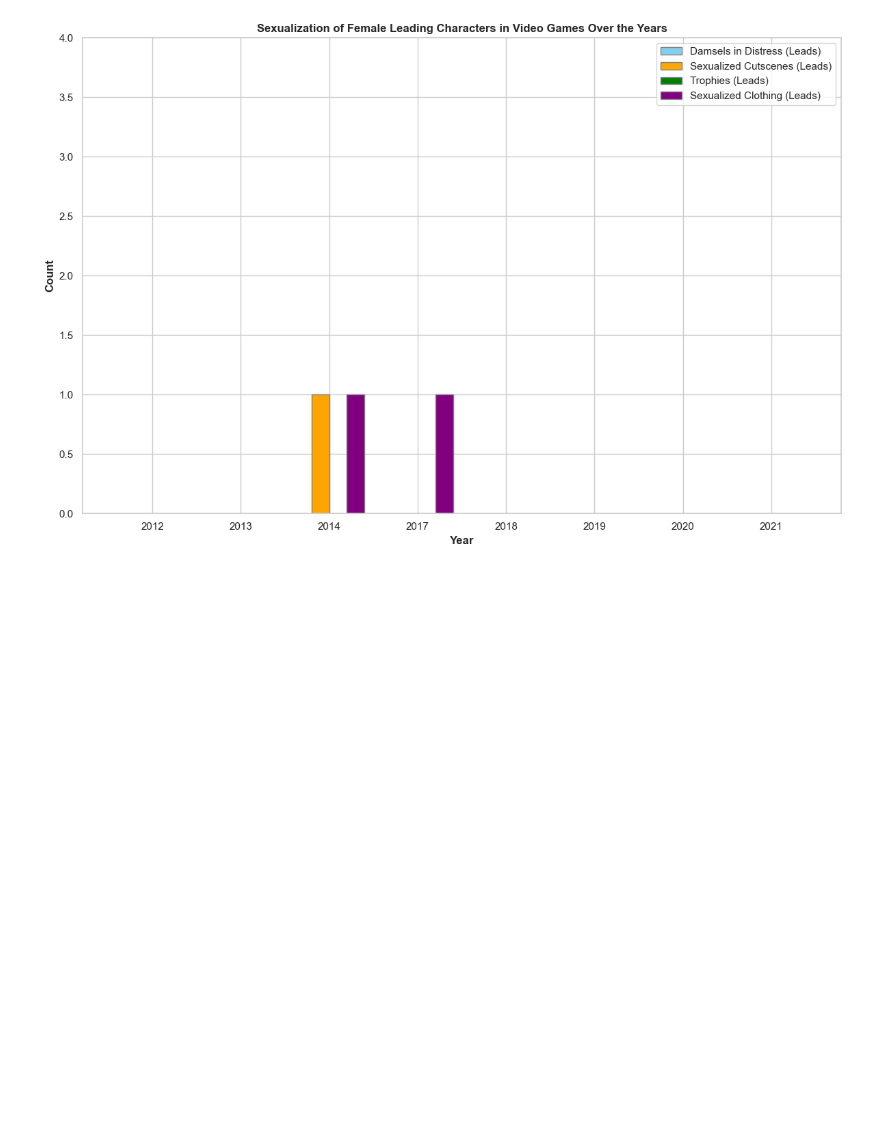
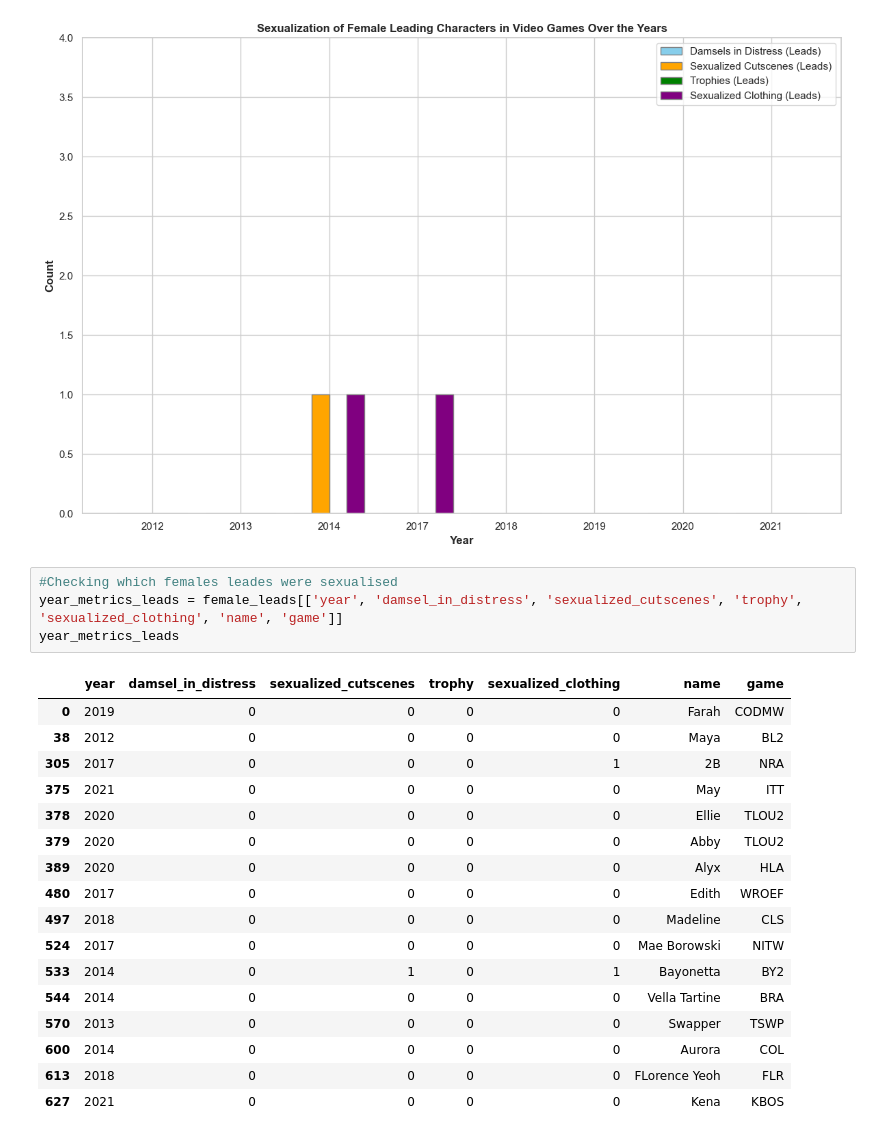
Before and after one commit to monaledi/male_gaze, a Jupyter notebook: Male Gaze.ipynb, the cells around one changed output. Cells and saved outputs as stored; diff of their text form; blank space fills up the shorter version.

Commit message:
Presentation and Updated Code To Get Sexualised Female Characters

```diff
--- a/Male Gaze.ipynb
+++ b/Male Gaze.ipynb
@@ -359,3 +360,25 @@ plt.tight_layout()
 plt.show()
 # %% [output]
 [figure]
+# %%
+#Checking which females leades were sexualised
+year_metrics_leads = female_leads[['year', 'damsel_in_distress', 'sexualized_cutscenes', 'trophy', 'sexualized_clothing', 'name', 'game']]
+year_metrics_leads
+# %% [output]
+|  | year | damsel_in_distress | sexualized_cutscenes | trophy | sexualized_clothing | name | game |
+| 0 | 2019 | 0 | 0 | 0 | 0 | Farah | CODMW |
+| 38 | 2012 | 0 | 0 | 0 | 0 | Maya | BL2 |
+| 305 | 2017 | 0 | 0 | 0 | 1 | 2B | NRA |
+| 375 | 2021 | 0 | 0 | 0 | 0 | May | ITT |
+| 378 | 2020 | 0 | 0 | 0 | 0 | Ellie | TLOU2 |
+| 379 | 2020 | 0 | 0 | 0 | 0 | Abby | TLOU2 |
+| 389 | 2020 | 0 | 0 | 0 | 0 | Alyx | HLA |
+| 480 | 2017 | 0 | 0 | 0 | 0 | Edith | WROEF |
+| 497 | 2018 | 0 | 0 | 0 | 0 | Madeline | CLS |
+| 524 | 2017 | 0 | 0 | 0 | 0 | Mae Borowski | NITW |
+| 533 | 2014 | 0 | 1 | 0 | 1 | Bayonetta | BY2 |
+| 544 | 2014 | 0 | 0 | 0 | 0 | Vella Tartine | BRA |
+| 570 | 2013 | 0 | 0 | 0 | 0 | Swapper | TSWP |
+| 600 | 2014 | 0 | 0 | 0 | 0 | Aurora | COL |
+| 613 | 2018 | 0 | 0 | 0 | 0 | FLorence Yeoh | FLR |
+| 627 | 2021 | 0 | 0 | 0 | 0 | Kena | KBOS |
```
Also changed, not shown: parts of 2 cells of this notebook, 1 other file.
